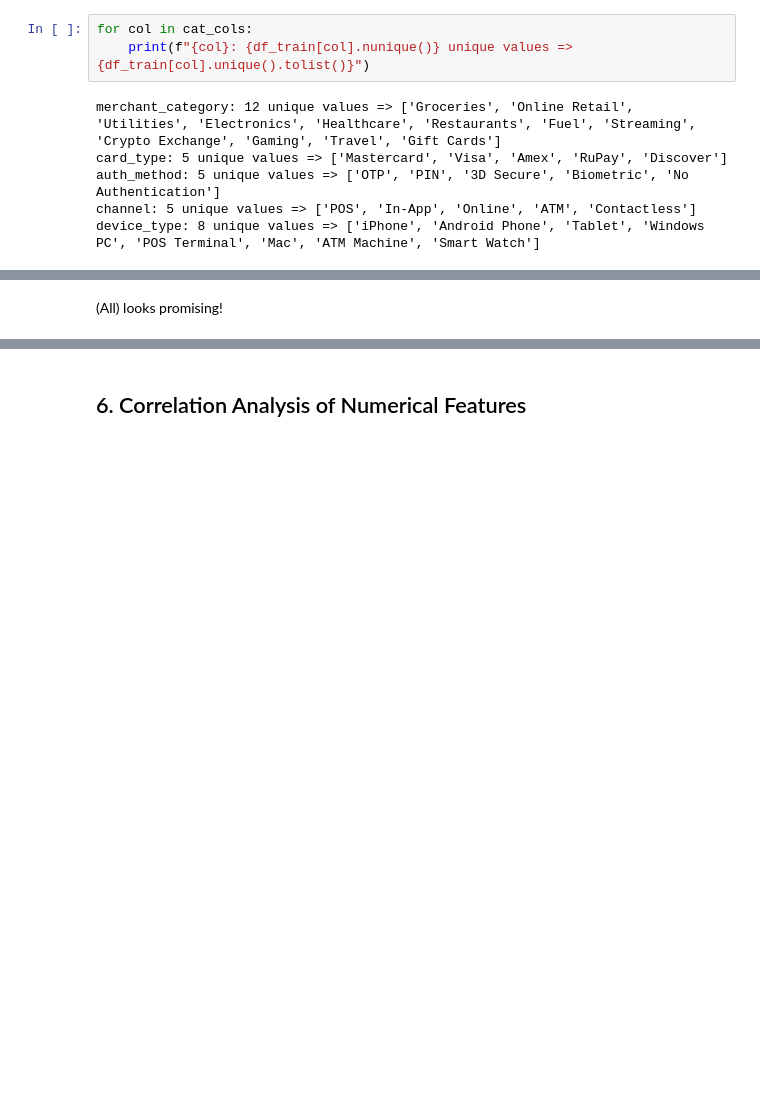
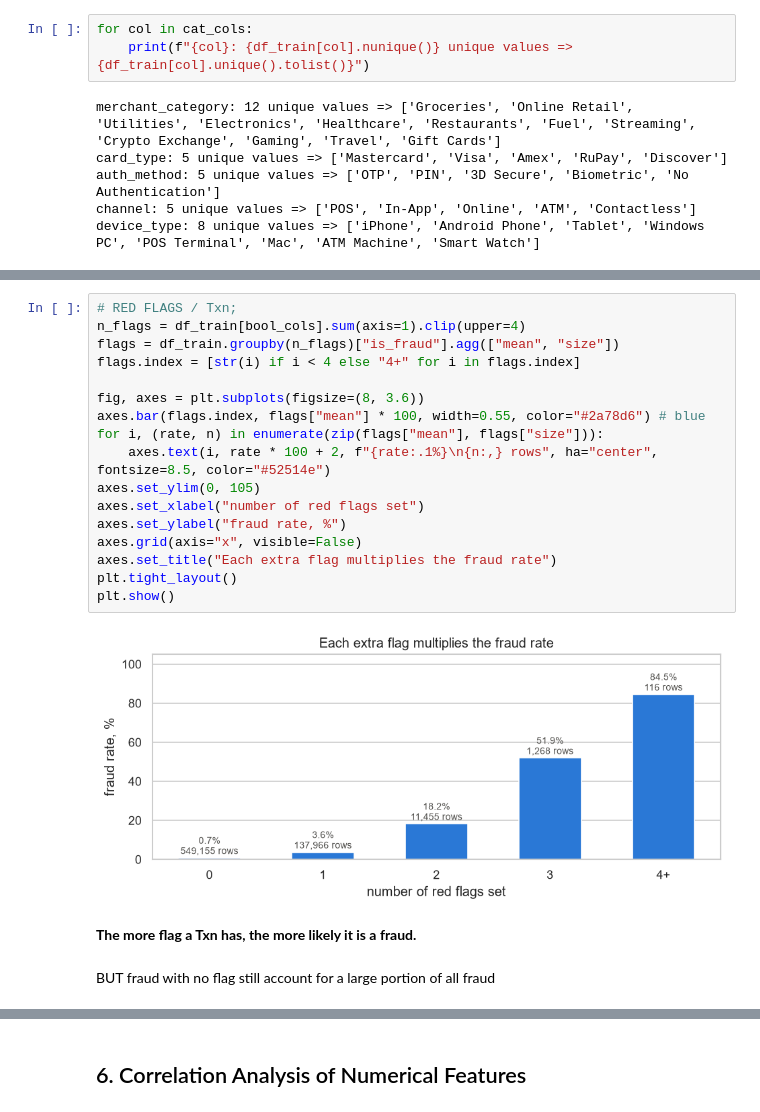
Before and after one commit to AnhTuHoangPahm/ML-Assignment, a Jupyter notebook: notebooks/eda.ipynb, the cells around one changed output, grey strips where cells are left out. Drawn from its saved outputs; the diff is of its cells as text; blank space fills up the shorter version.

```diff
--- a/notebooks/eda.ipynb
+++ b/notebooks/eda.ipynb
@@ -268,5 +361,26 @@ fraud_rate_by_features(bool_cols, df_train)
 | is_ai_generated_scam_attempt |  |  |  |
 | True | 2299 | 350.0 | 15.224010 |
 | False | 697661 | 11339.0 | 1.625288 |
-# %% [markdown]
-(All) looks promising!
+# %%
+# RED FLAGS / Txn;
+n_flags = df_train[bool_cols].sum(axis=1).clip(upper=4)
+flags = df_train.groupby(n_flags)["is_fraud"].agg(["mean", "size"])
+flags.index = [str(i) if i < 4 else "4+" for i in flags.index]
+
+fig, axes = plt.subplots(figsize=(8, 3.6))
+axes.bar(flags.index, flags["mean"] * 100, width=0.55, color="#2a78d6") # blue
+for i, (rate, n) in enumerate(zip(flags["mean"], flags["size"])):
+    axes.text(i, rate * 100 + 2, f"{rate:.1%}\n{n:,} rows", ha="center", fontsize=8.5, color="#52514e")
+axes.set_ylim(0, 105)
+axes.set_xlabel("number of red flags set")
+axes.set_ylabel("fraud rate, %")
+axes.grid(axis="x", visible=False)
+axes.set_title("Each extra flag multiplies the fraud rate")
+plt.tight_layout()
+plt.show()
+# %% [output]
+[figure, added]
+# %% [markdown]
+**The more flag a Txn has, the more likely it is a fraud.**
+# %% [markdown]
+BUT fraud with no flag still account for a large portion of all fraud
```
Also changed, not shown: parts of 34 cells of this notebook.
